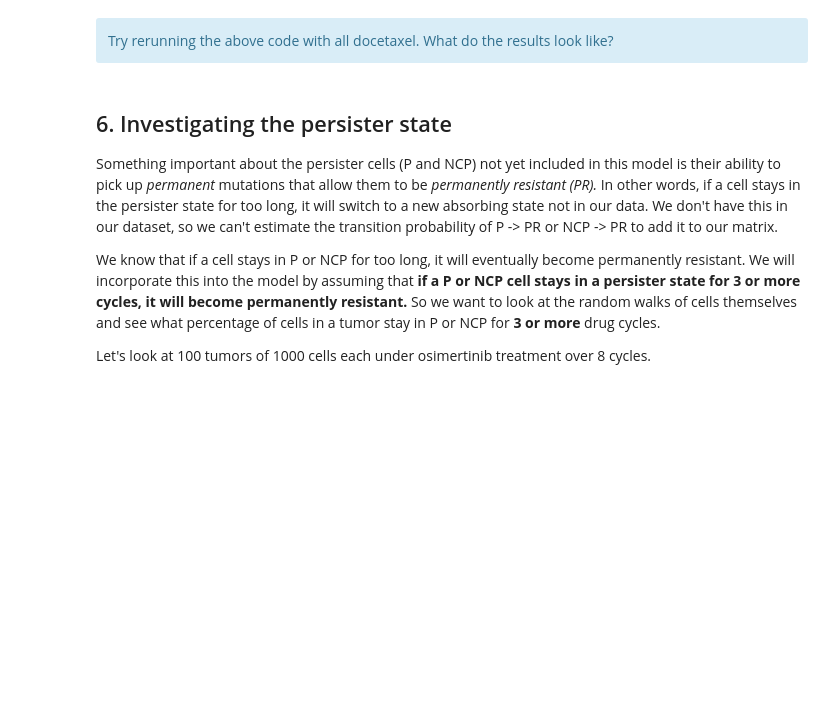
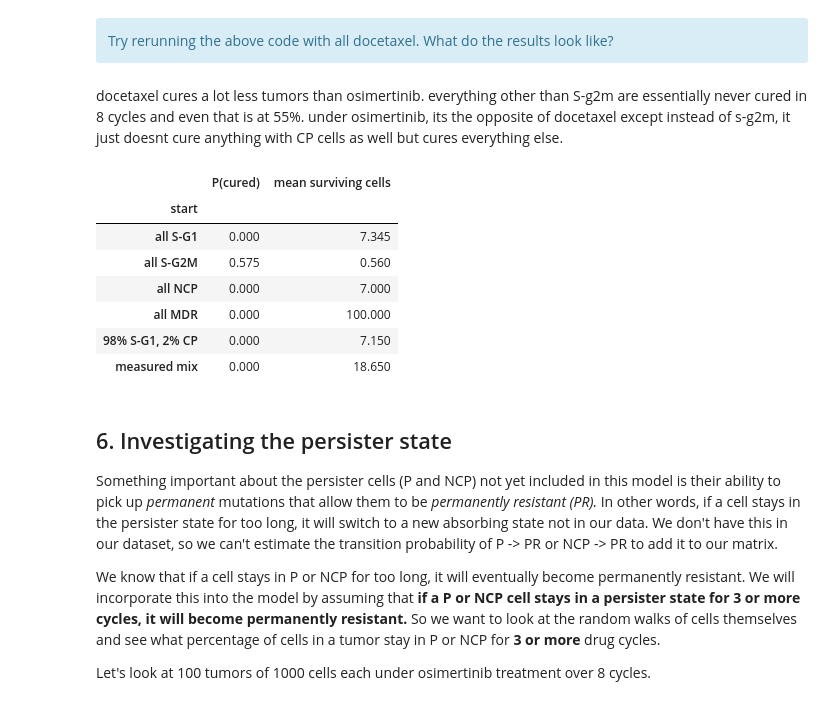
Before and after one commit to exoticlily25/uu_markov, a Jupyter notebook: lab_2/Lab09_markov_chain_cells.ipynb, the cells around one changed output. Drawn from its saved outputs; the diff is of its cells as text; code cells hidden in the pictures; blank space fills up the shorter version.

```diff
--- a/lab_2/Lab09_markov_chain_cells.ipynb
+++ b/lab_2/Lab09_markov_chain_cells.ipynb
@@ -550,5 +562,24 @@ results.round(3)
 # %% [markdown]
 <div class="alert alert-info"> Try rerunning the above code with all docetaxel. What do the results look like? </div>
+# %% [markdown]
+docetaxel cures a lot less tumors than osimertinib. everything other than S-g2m are essentially never cured in 8 cycles and even that is at 55%. under osimertinib, its the opposite of docetaxel except instead of s-g2m, it just doesnt cure anything with CP cells as well but cures everything else.
+# %%
+P_TUMOR, N_TUMOR_CYCLES = P_doc, 8      # now: 8 cycles of docetaxel
+rows = []
+for name, pi0 in scenarios.items():
+    finals = np.array([simulate_tumor(pi0, P_TUMOR, N_CELLS, N_TUMOR_CYCLES, rng) for _ in range(N_TUMORS)])
+    alive = (finals != OUTCOMES.index("cleared")).sum(axis=1)
+    rows.append({"start": name, "P(cured)": np.mean(alive == 0), "mean surviving cells": alive.mean()})
+pd.DataFrame(rows).set_index("start").round(3)
+# %% [output]
+|  | P(cured) | mean surviving cells |
+| start |  |  |
+| all S-G1 | 0.000 | 7.345 |
+| all S-G2M | 0.575 | 0.560 |
+| all NCP | 0.000 | 7.000 |
+| all MDR | 0.000 | 100.000 |
+| 98% S-G1, 2% CP | 0.000 | 7.150 |
+| measured mix | 0.000 | 18.650 |
 # %% [markdown]
 ## 6. Investigating the persister state
 
```
Also changed, not shown: parts of 13 cells of this notebook.
